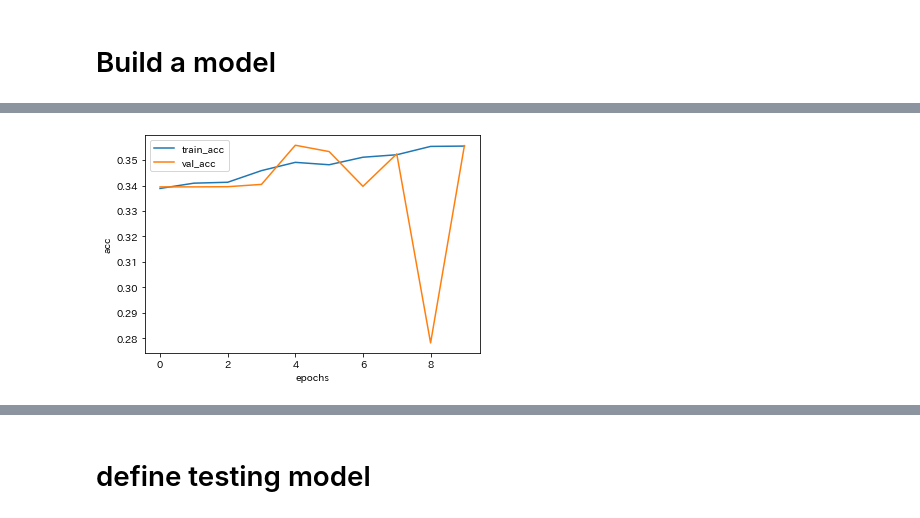
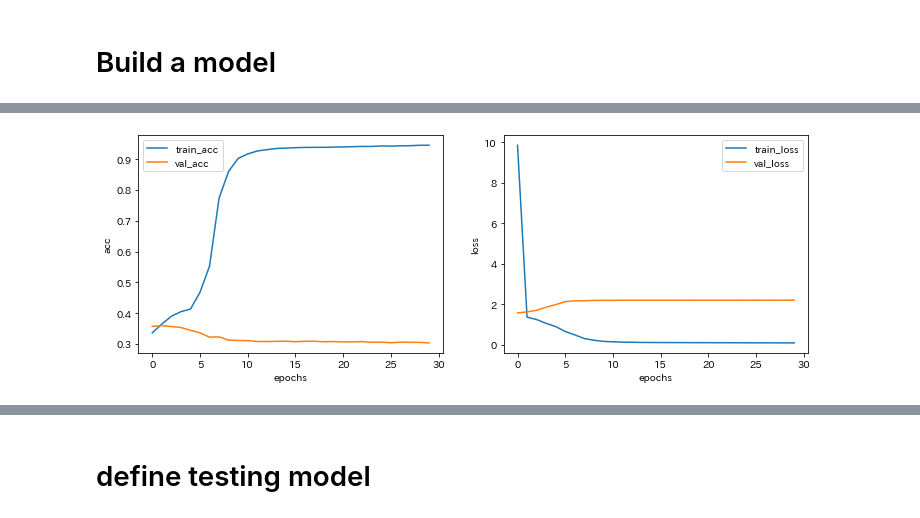
Before and after one commit to atsushii/Neural-Machine-Translation-Project, a Jupyter notebook: text_translation/translation_en_to_ja.ipynb, the cells around one changed output, grey strips where cells are left out. Cells and saved outputs as stored; diff of their text form; code cells hidden in the pictures.

```diff
--- a/text_translation/translation_en_to_ja.ipynb
+++ b/text_translation/translation_en_to_ja.ipynb
@@ -529,7 +530,7 @@ filename = 'model.h1.22_Nov_19'
 
 checkpoint = ModelCheckpoint(filename, monitor='val_loss', save_best_only=True, mode='min')
 reduce_lr = tf.keras.callbacks.ReduceLROnPlateau(monitor="val_loss", factor=0.5,
-                                                 patience=2, min_lr=0.00001)
+                                                 patience=2, min_lr=lr)
 # es = EarlyStopping(monitor='val_loss', mode='min', patience=5)
 
 callbacks=[checkpoint, reduce_lr]
@@ -540,12 +559,19 @@ history = model.fit([encoder_input_data, decoder_input_data], decoder_target_dat
-# %%
-plt.plot(history.history["acc"])
-plt.plot(history.history["val_acc"])
-plt.xlabel("epochs")
-plt.ylabel("acc")
-plt.legend(["train_acc", "val_acc"])
-plt.show()
-# %% [output]
-[figure, removed]
+# %%
+f, (ax1, ax2) = plt.subplots(1, 2, figsize=(12, 4))
+ax1.plot(history.history["acc"])
+ax1.plot(history.history["val_acc"])
+ax1.set_xlabel("epochs")
+ax1.set_ylabel("acc")
+ax1.legend(["train_acc", "val_acc"])
+
+ax2.plot(history.history["loss"])
+ax2.plot(history.history["val_loss"])
+ax2.set_xlabel("epochs")
+ax2.set_ylabel("loss")
+ax2.legend(["train_loss", "val_loss"])
+plt.show()
+# %% [output]
+[figure, added]
 # %%
 # load model
 model = load_model('model.h1.22_Nov_19')
```
Also changed, not shown: parts of 13 cells of this notebook.
